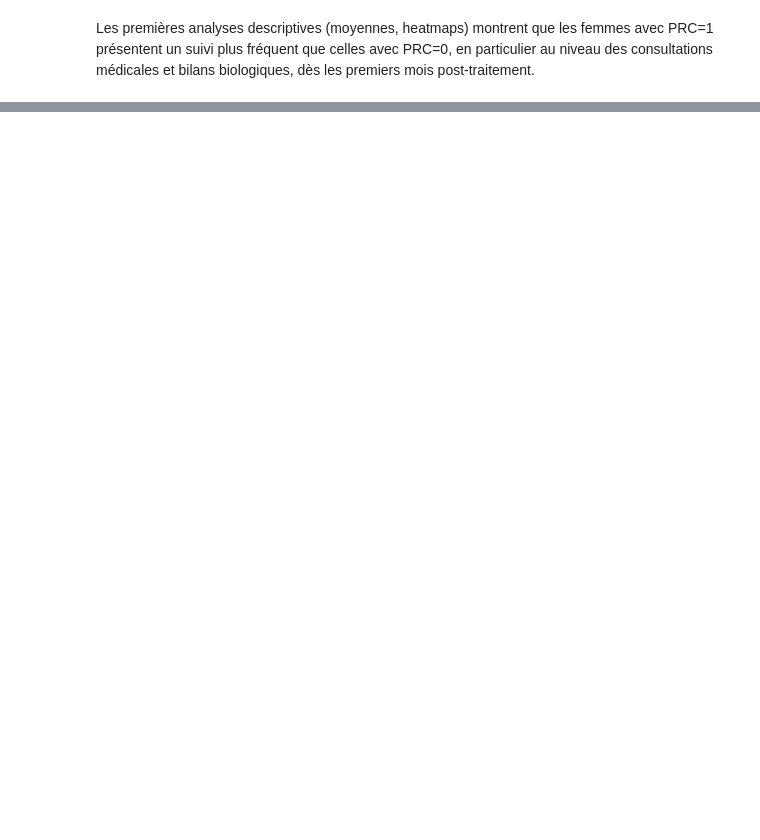
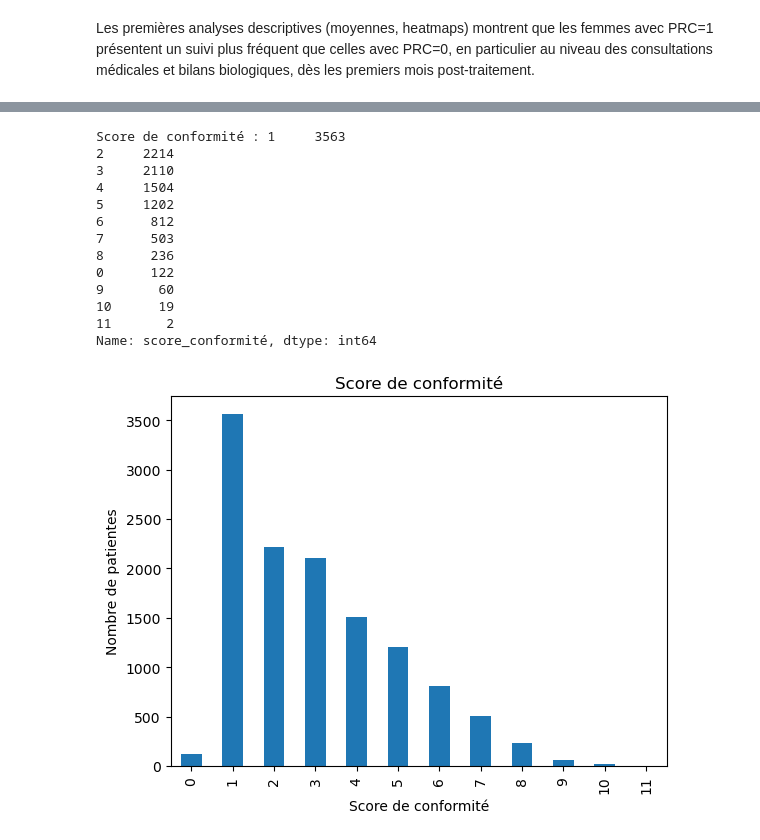
Before and after one commit to hemza1/TER_M1_2025, a Jupyter notebook: notebooks/test.ipynb, the cells around one changed output, grey strips where cells are left out. Saved outputs shown, nothing was run; the diff lists cells and outputs as text; code cells hidden in the pictures; blank space fills up the shorter version.

```diff
--- a/notebooks/test.ipynb
+++ b/notebooks/test.ipynb
@@ -342,0 +373,4 @@ donc toutes les patientes en font régulièrement
+# %%
+for acte in actes_suivi:
+    if acte in df_resumé_par_periode.columns:
+        df_resumé_par_periode[f"conf_{acte}"] = (df_resumé_par_periode[acte] >= 1).astype(int)
@@ -342,0 +398,24 @@ donc toutes les patientes en font régulièrement
+# %%
+traitements = df_merged.groupby("ID_PATIENT")[["Tamoxifen", "Anti_arom", "CT"]].max().reset_index()
+df_resumé_par_periode = df_resumé_par_periode.merge(traitements, on="ID_PATIENT", how="left")
+
+# Conformité spécifique : gynécologie si tamoxifène
+df_resumé_par_periode["conf_Echo_pelv"] = df_resumé_par_periode.apply(
+    lambda row: 1 if row["Tamoxifen"] == 1 and row.get("Echo_pelv", 0) >= 1 else 0, axis=1
+)
+df_resumé_par_periode["conf_Echo_endometre"] = df_resumé_par_periode.apply(
+    lambda row: 1 if row["Tamoxifen"] == 1 and row.get("Echo_endometre", 0) >= 1 else 0, axis=1
+)
+
+# Si anti-aromatase : ostéodensitométrie et bilan phosphocalcique
+df_resumé_par_periode["conf_Osteodensitometrie"] = df_resumé_par_periode.apply(
+    lambda row: 1 if row["Anti_arom"] == 1 and row.get("Osteodensitometrie", 0) >= 1 else 0, axis=1
+)
+df_resumé_par_periode["conf_Dosage_pholphocalcique"] = df_resumé_par_periode.apply(
+    lambda row: 1 if row["Anti_arom"] == 1 and row.get("Dosage_pholphocalcique", 0) >= 1 else 0, axis=1
+)
+
+# Évaluation cardiaque si chimio
+df_resumé_par_periode["conf_Evaluation_Cardiaque"] = df_resumé_par_periode.apply(
+    lambda row: 1 if row["CT"] == 1 and row.get("Evaluation_Cardiaque", 0) >= 1 else 0, axis=1
+)
@@ -342,0 +443,27 @@ donc toutes les patientes en font régulièrement
+# %%
+colonnes_conf = [col for col in df_resumé_par_periode.columns if col.startswith("conf_")]
+df_resumé_par_periode["score_conformité"] = df_resumé_par_periode[colonnes_conf].sum(axis=1)
+print("Score de conformité :", df_resumé_par_periode["score_conformité"].value_counts())
+df_resumé_par_periode["score_conformité"].value_counts().sort_index().plot(kind="bar")
+import matplotlib.pyplot as plt
+plt.title("Score de conformité")
+plt.xlabel("Score de conformité")
+plt.ylabel("Nombre de patientes")
+plt.show()
+df_resumé_par_periode.to_csv("df_resumé_par_periode.csv", index=False)
+df_resumé_par_periode = pd.read_csv("df_resumé_par_periode.csv")
+# %% [output]
+Score de conformité : 1     3563
+2     2214
+3     2110
+4     1504
+5     1202
+6      812
+7      503
+8      236
+0      122
+9       60
+10      19
+11       2
+Name: score_conformité, dtype: int64
+[figure, added]
```
Also changed, not shown: parts of 28 cells of this notebook.
